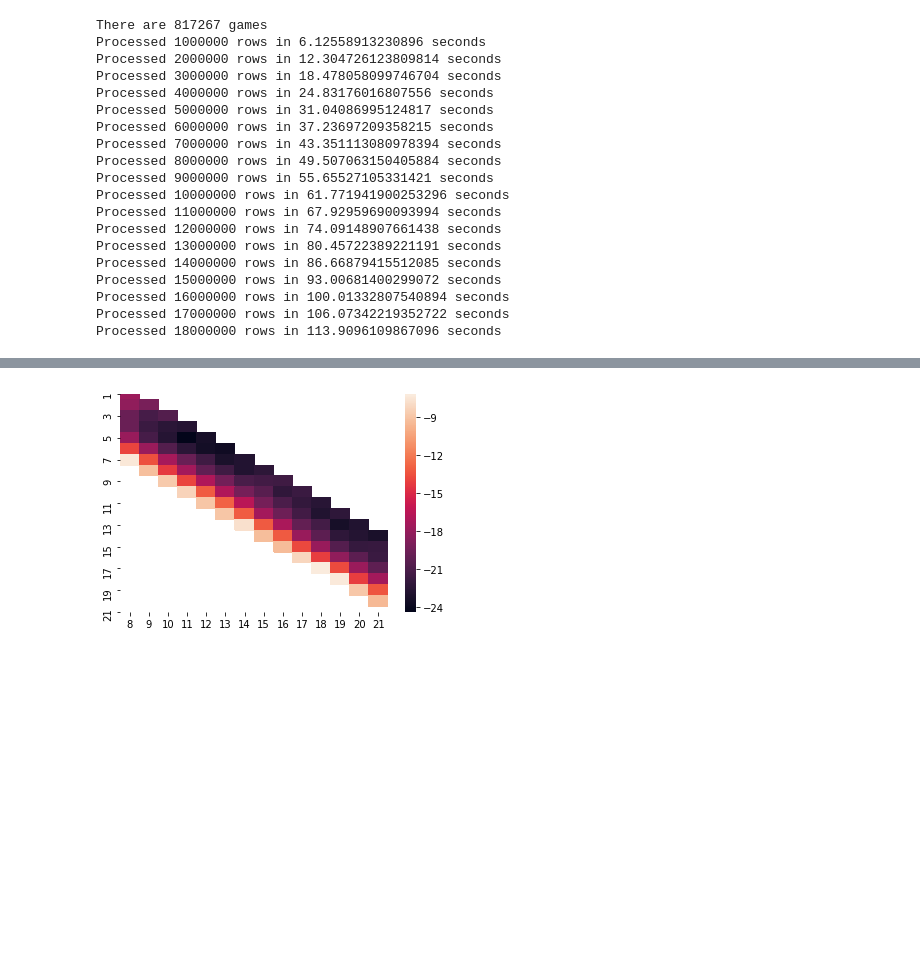
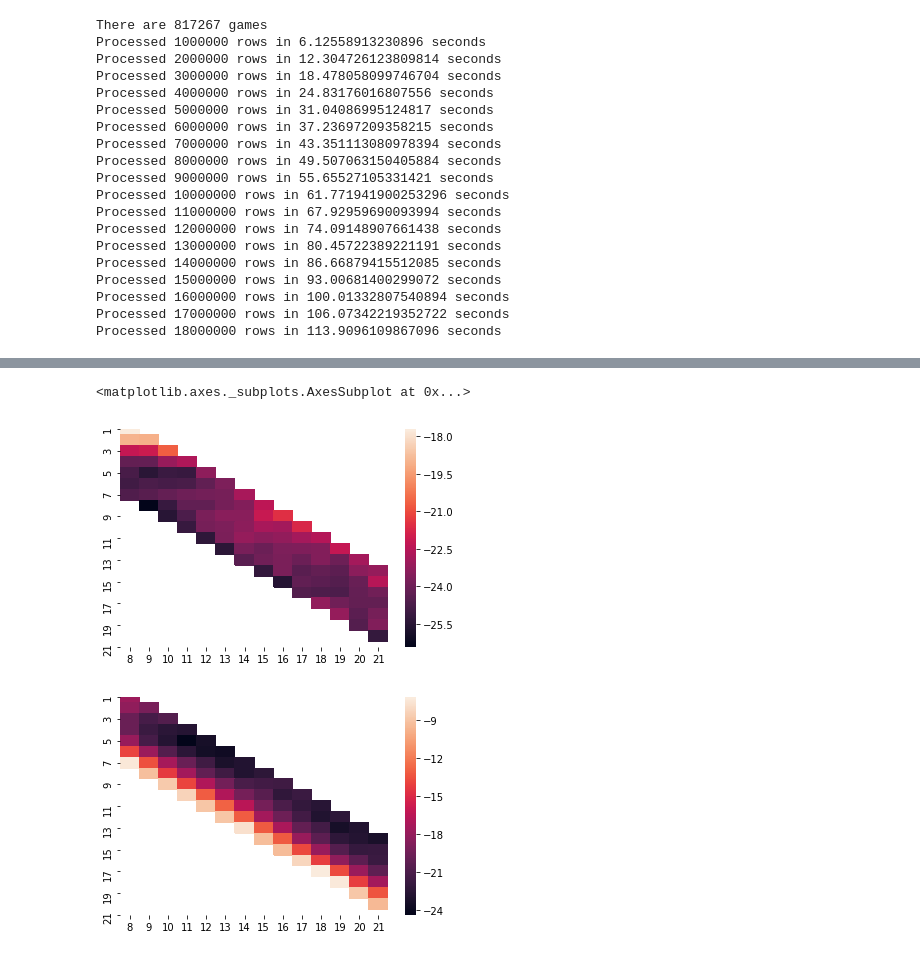
Before and after one commit to domino14/macondo, a Jupyter notebook: notebooks/preendgame_heuristics/preendgame_heuristics.ipynb, the cells around one changed output, grey strips where cells are left out. Saved outputs shown, nothing was run; the diff lists cells and outputs as text; code cells hidden in the pictures; blank space fills up the shorter version.

```diff
--- a/notebooks/preendgame_heuristics/preendgame_heuristics.ipynb
+++ b/notebooks/preendgame_heuristics/preendgame_heuristics.ipynb
@@ -204,3 +224,8 @@ tst_df
+# %%
+sns.heatmap(tst_df)
+# %% [output]
+<matplotlib.axes._subplots.AxesSubplot at 0x...>
+[figure, added]
 # %%
 avg_spread_delta_plot = sns.heatmap(avg_spread_delta_df)
 fig = avg_spread_delta_plot.get_figure()
```
Also changed, not shown: parts of 3 cells of this notebook.
